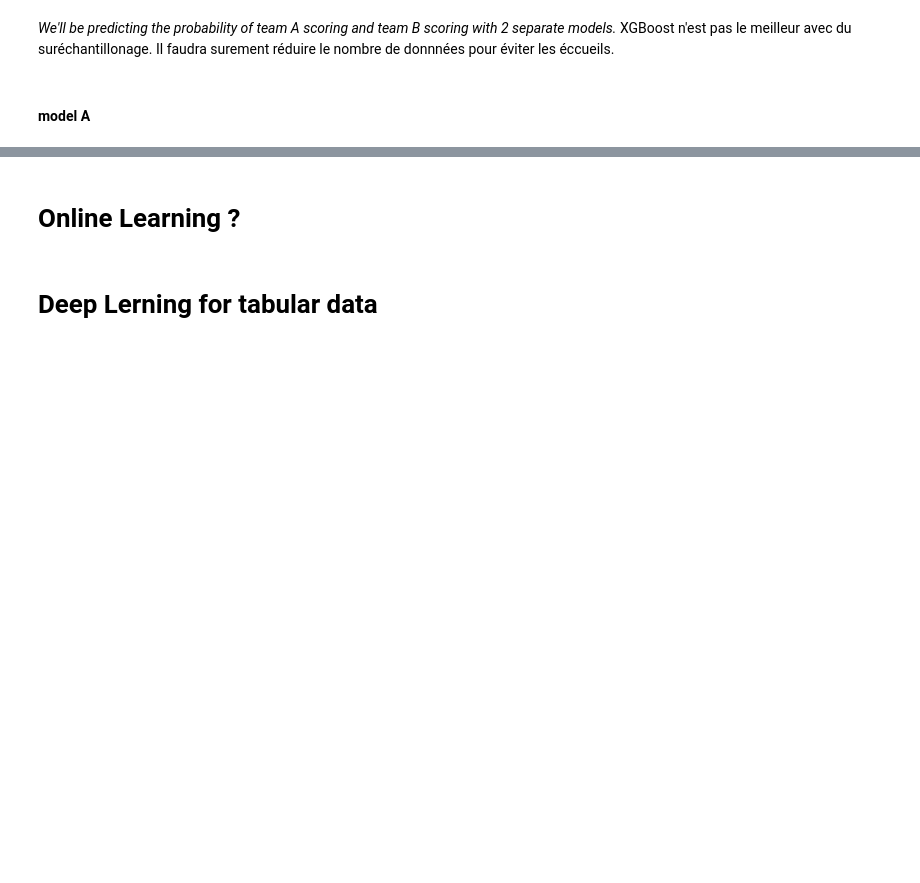
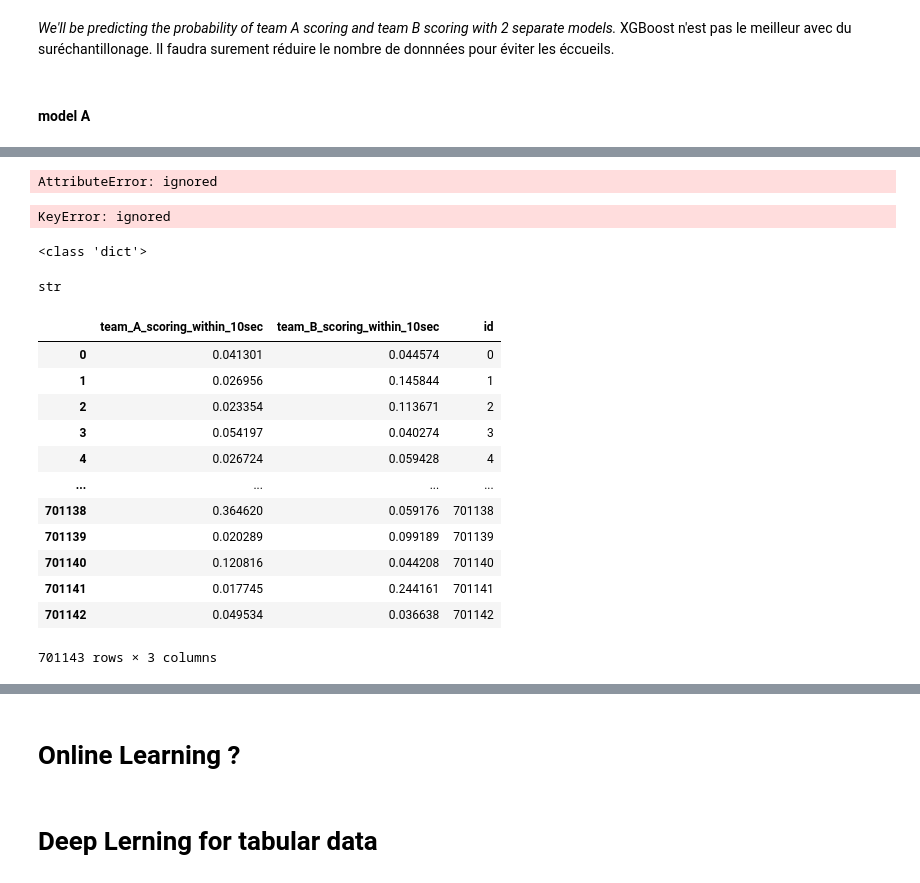
Before and after one commit to MathieuGrosso/Rocket-League-Championship-kaggle, a Jupyter notebook: tabular_playground_series/TPS_Challenge.ipynb, the cells around one changed output, grey strips where cells are left out. Saved outputs shown, nothing was run; the diff lists cells and outputs as text; code cells hidden in the pictures; blank space fills up the shorter version.

```diff
--- a/tabular_playground_series/TPS_Challenge.ipynb
+++ b/tabular_playground_series/TPS_Challenge.ipynb
@@ -579,0 +871,7 @@ NameError: ignored
+# %%
+test_predictions['team_A_scoring_within_10sec'].rename(['team_A_2_scoring_within_10sec'],axis=0, inplace=True)
+# %% [output]
+AttributeError: ignored
+# %%
+test_predictions['team_A_scoring_within_10sec']= test_predictions['A']
+test_predictions['team_B_scoring_within_10sec']= test_predictions['B']
@@ -579,0 +883,39 @@ NameError: ignored
+# %%
+len(test_predictions['team_A_scoring_within_10sec'])
+test_predictions['id'] = [i for i in range(len(test_predictions['team_A_scoring_within_10sec']))]
+# %%
+test_predictions
+# %% [output]
+KeyError: ignored
+# %%
+import json
+
+r = {'is_claimed': 'True', 'rating': 3.5}
+r = json.dumps(r)
+
+loaded_r = json.loads(r)
+print(type(loaded_r))
+loaded_r['rating'] #Output 3.5
+type(r) #Output str
+# type(loaded_r) #Output dict
+# %% [output]
+<class 'dict'>
+str
+# %%
+submission=pd.DataFrame.from_dict(test_predictions)
+# %%
+submission
+# %% [output]
+|  | team_A_scoring_within_10sec | team_B_scoring_within_10sec | id |
+| 0 | 0.041301 | 0.044574 | 0 |
+| 1 | 0.026956 | 0.145844 | 1 |
+| 2 | 0.023354 | 0.113671 | 2 |
+| 3 | 0.054197 | 0.040274 | 3 |
+| 4 | 0.026724 | 0.059428 | 4 |
+| ... | ... | ... | ... |
+| 701138 | 0.364620 | 0.059176 | 701138 |
+| 701139 | 0.020289 | 0.099189 | 701139 |
+| 701140 | 0.120816 | 0.044208 | 701140 |
+| 701141 | 0.017745 | 0.244161 | 701141 |
+| 701142 | 0.049534 | 0.036638 | 701142 |
+701143 rows × 3 columns
```
Also changed, not shown: parts of 47 cells of this notebook, 3 other files.
